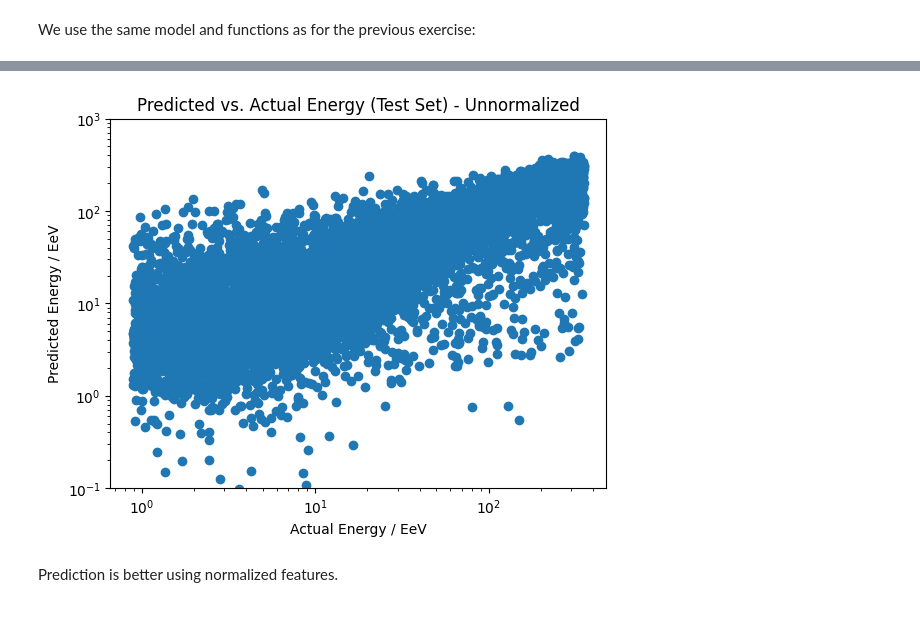
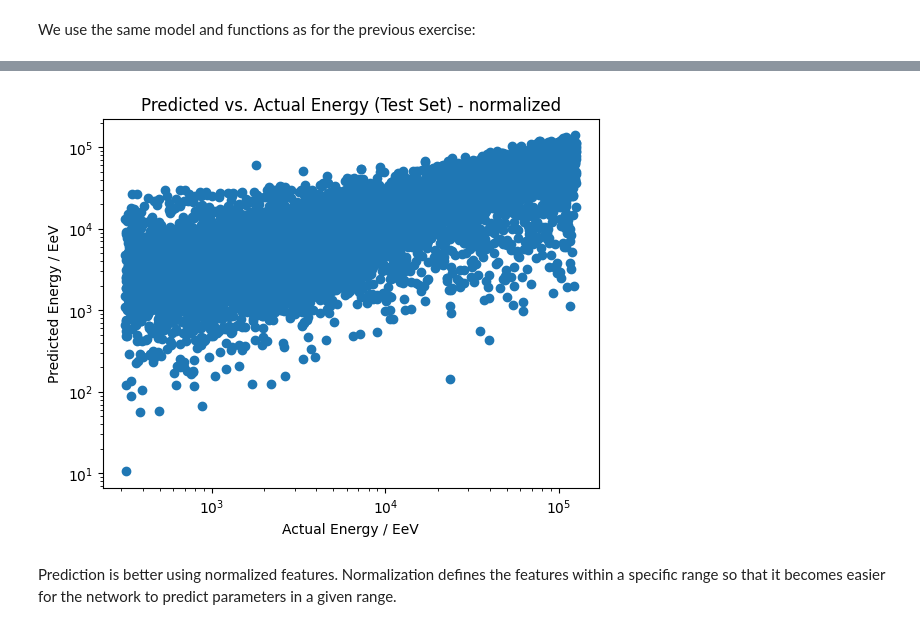
Before and after one commit to cescalara/TAML2025_ICRR_handson, a Jupyter notebook: day1/application-to-TA-solution.ipynb, the cells around one changed output, grey strips where cells are left out. Saved outputs shown, nothing was run; the diff lists cells and outputs as text; code cells hidden in the pictures.

```diff
--- a/day1/application-to-TA-solution.ipynb
+++ b/day1/application-to-TA-solution.ipynb
@@ -389,3 +323,7 @@ The prediction can still be largely improved. A linear trend is observable betwe
 # Exercise 2: Normalization
 
 Does normalization of the input features (see visualization) improve the estimation?
+# %%
+# Load data again in case some variables have been overwritten
+data_total_signal = np.loadtxt("total_signal_prot.txt", comments="#", dtype=np.float32)
+data_arrival_times = np.loadtxt("arrival_times_prot.txt", comments="#", dtype=np.float32)
@@ -391,0 +340,19 @@ Does normalization of the input features (see visualization) improve the estimat
+# %%
+# Store data in a dictionary
+data = dict()
+data["energy"] = data_total_signal[:, 1]
+data["shower_axis"] = data_total_signal[:, 2:5]
+data["total_signal"] = data_total_signal[:, 5:].reshape(-1, 7, 7)
+data["arrival_times"] = data_arrival_times[:, 5:].reshape(-1, 7, 7)
+
+# Normalize total_signal between 0 and 1
+total_signal = data["total_signal"]
+total_signal_min = total_signal.min()
+total_signal_max = total_signal.max()
+data["total_signal"] = (total_signal - total_signal_min) / (total_signal_max - total_signal_min)
+
+# Normalize arrival_times between 0 and 1
+arrival_times = data["arrival_times"]
+arrival_times_min = arrival_times.min()
+arrival_times_max = arrival_times.max()
+data["arrival_times"] = (arrival_times - arrival_times_min) / (arrival_times_max - arrival_times_min)
@@ -393,12 +384,6 @@ Does normalization of the input features (see visualization) improve the estimat
 total_signal = torch.tensor(data["total_signal"], dtype=torch.float32).to(device)
 arrival_time = torch.tensor(data["arrival_times"], dtype=torch.float32).to(device)
 energy = torch.tensor(data["energy"], dtype=torch.float32).to(device)
-
-#normalalize between 0 and 1
-
-total_signal = (total_signal - total_signal.min()) / (total_signal.max() - total_signal.min())
-arrival_time = (arrival_time - arrival_time.min()) / (arrival_time.max() - arrival_time.min())
-energy = (energy - energy.min()) / (energy.max() - energy.min())
 # %%
 # Flatten the arrays to shape (51653, 49)
 total_signal_flat = total_signal.view(total_signal.size(0), -1)  # Shape: (51653, 49)
@@ -442,15 +427,15 @@ energy_max = data["energy"].max()
 
 # Denormalize energy values
 y_test_unnorm = y_test * (energy_max - energy_min) + energy_min
-test_outputs_unnorm = test_outputs * (energy_max - energy_min) + energy_min
+test_outputs_norm = test_outputs * (energy_max - energy_min) + energy_min
 
 # Plot the unnormalized values
-plt.scatter(y_test_unnorm.cpu(), test_outputs_unnorm.cpu())
+plt.scatter(y_test_unnorm.cpu(), test_outputs_norm.cpu())
 plt.xlabel('Actual Energy / EeV')
 plt.xscale('log')
 plt.yscale('log')
-plt.ylim(1e-1, 1e3)
+
 plt.ylabel('Predicted Energy / EeV')
-plt.title('Predicted vs. Actual Energy (Test Set) - Unnormalized')
+plt.title('Predicted vs. Actual Energy (Test Set) - normalized')
 plt.show()
 # %% [output]
@@ -458,3 +443,3 @@ Test Loss: 0.0148
-[figure, old version]
+[figure, new version]
-# %% [markdown]
-Prediction is better using normalized features.
+# %% [markdown]
+Prediction is better using normalized features. Normalization defines the features within a specific range so that it becomes easier for the network to predict parameters in a given range.
```
Also changed, not shown: parts of 10 cells of this notebook.
